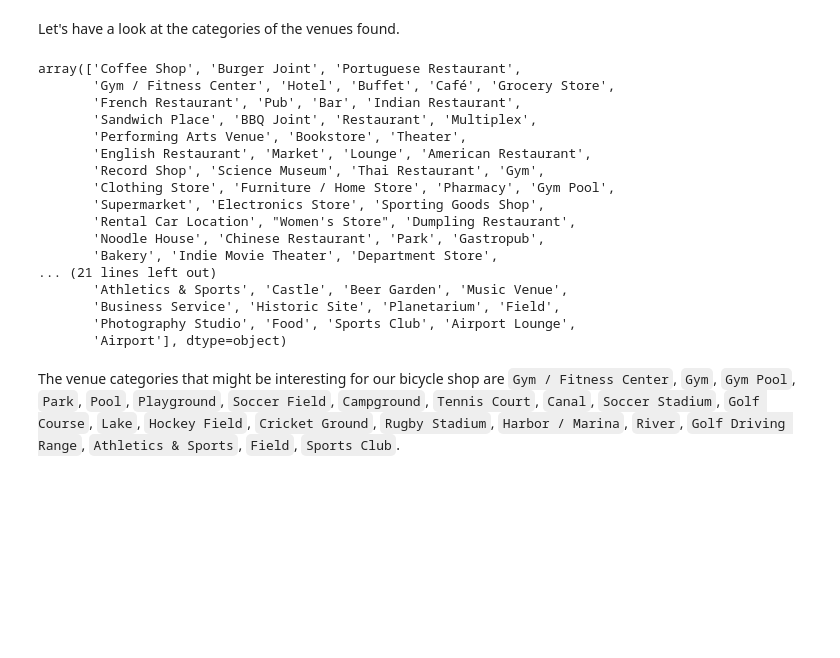
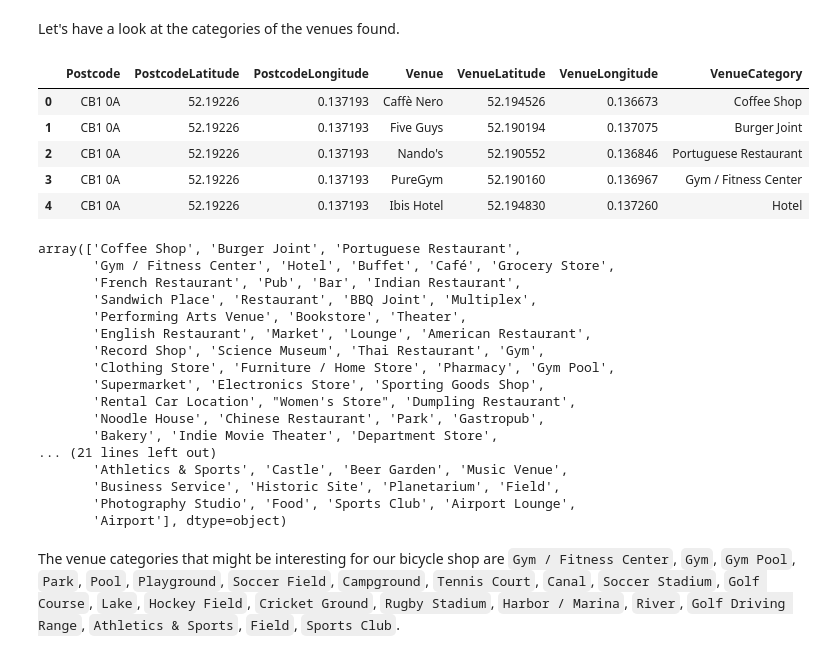
Before and after one commit to robertopreste/Coursera_Capstone, a Jupyter notebook: Final_Project/Capstone_Final_Project.ipynb, the cells around one changed output. Cells and saved outputs as stored; diff of their text form; code cells hidden in the pictures; blank space fills up the shorter version.

```diff
--- a/Final_Project/Capstone_Final_Project.ipynb
+++ b/Final_Project/Capstone_Final_Project.ipynb
@@ -197,13 +202,23 @@ This last command took quite a bit to run, so we'll save this dataset for future
 cam_venues.to_csv("../data/cambridge_venues.csv", index=False)
 # %% [markdown]
 Let's have a look at the categories of the venues found.
+# %%
+cam_venues = pd.read_csv("../data/cambridge_venues.csv")
+cam_venues.head()
+# %% [output]
+|  | Postcode | PostcodeLatitude | PostcodeLongitude | Venue | VenueLatitude | VenueLongitude | VenueCategory |
+| 0 | CB1 0A | 52.19226 | 0.137193 | Caffè Nero | 52.194526 | 0.136673 | Coffee Shop |
+| 1 | CB1 0A | 52.19226 | 0.137193 | Five Guys | 52.190194 | 0.137075 | Burger Joint |
+| 2 | CB1 0A | 52.19226 | 0.137193 | Nando's | 52.190552 | 0.136846 | Portuguese Restaurant |
+| 3 | CB1 0A | 52.19226 | 0.137193 | PureGym | 52.190160 | 0.136967 | Gym / Fitness Center |
+| 4 | CB1 0A | 52.19226 | 0.137193 | Ibis Hotel | 52.194830 | 0.137260 | Hotel |
 # %%
 cam_venues["VenueCategory"].unique()
 # %% [output]
 array(['Coffee Shop', 'Burger Joint', 'Portuguese Restaurant',
        'Gym / Fitness Center', 'Hotel', 'Buffet', 'Café', 'Grocery Store',
        'French Restaurant', 'Pub', 'Bar', 'Indian Restaurant',
-       'Sandwich Place', 'BBQ Joint', 'Restaurant', 'Multiplex',
+       'Sandwich Place', 'Restaurant', 'BBQ Joint', 'Multiplex',
        'Performing Arts Venue', 'Bookstore', 'Theater',
        'English Restaurant', 'Market', 'Lounge', 'American Restaurant',
        'Record Shop', 'Science Museum', 'Thai Restaurant', 'Gym',
```
Also changed, not shown: parts of 28 cells of this notebook.
